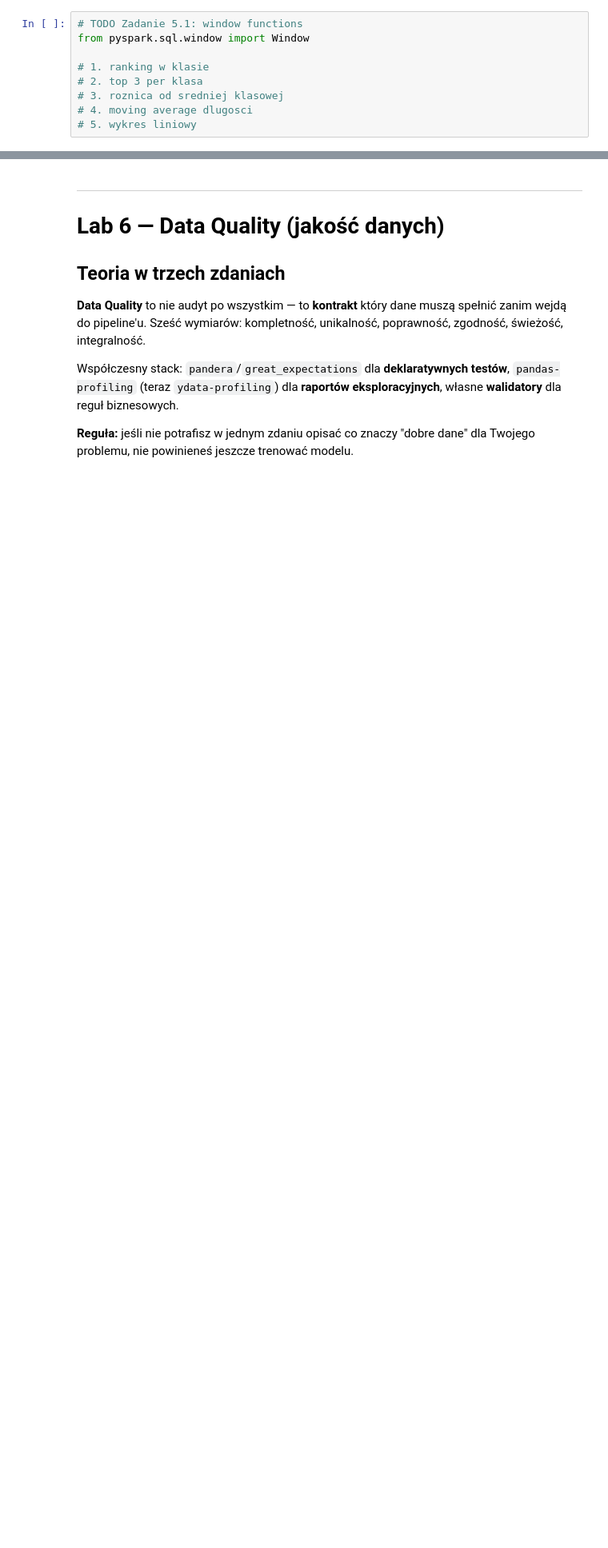
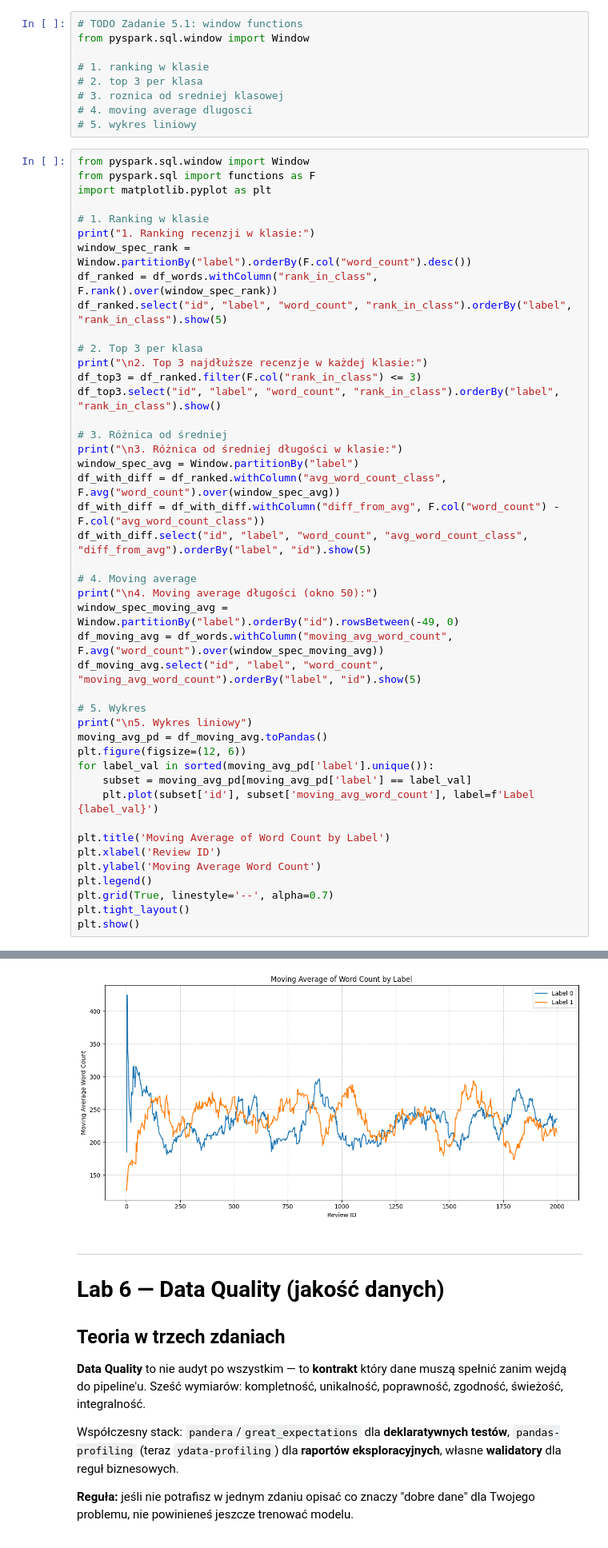
Before and after one commit to Patryk0329/AAP_LAB_TASKS, a Jupyter notebook: zestaw_zaliczeniowy/AAP_Zestaw_Zaliczeniowy.ipynb, the cells around one changed output, grey strips where cells are left out. Shown at 80% size. Saved outputs shown, nothing was run; the diff lists cells and outputs as text; blank space fills up the shorter version.

```diff
--- a/zestaw_zaliczeniowy/AAP_Zestaw_Zaliczeniowy.ipynb
+++ b/zestaw_zaliczeniowy/AAP_Zestaw_Zaliczeniowy.ipynb
@@ -821,3 +839,48 @@ from pyspark.sql.window import Window
 # 3. roznica od sredniej klasowej
 # 4. moving average dlugosci
 # 5. wykres liniowy
+# %%
+from pyspark.sql.window import Window
+from pyspark.sql import functions as F
+import matplotlib.pyplot as plt
+
+# 1. Ranking w klasie
+print("1. Ranking recenzji w klasie:")
+window_spec_rank = Window.partitionBy("label").orderBy(F.col("word_count").desc())
+df_ranked = df_words.withColumn("rank_in_class", F.rank().over(window_spec_rank))
+df_ranked.select("id", "label", "word_count", "rank_in_class").orderBy("label", "rank_in_class").show(5)
+
+# 2. Top 3 per klasa
+print("\n2. Top 3 najdłuższe recenzje w każdej klasie:")
+df_top3 = df_ranked.filter(F.col("rank_in_class") <= 3)
+df_top3.select("id", "label", "word_count", "rank_in_class").orderBy("label", "rank_in_class").show()
+
+# 3. Różnica od średniej
+print("\n3. Różnica od średniej długości w klasie:")
+window_spec_avg = Window.partitionBy("label")
+df_with_diff = df_ranked.withColumn("avg_word_count_class", F.avg("word_count").over(window_spec_avg))
+df_with_diff = df_with_diff.withColumn("diff_from_avg", F.col("word_count") - F.col("avg_word_count_class"))
+df_with_diff.select("id", "label", "word_count", "avg_word_count_class", "diff_from_avg").orderBy("label", "id").show(5)
+
+# 4. Moving average
+print("\n4. Moving average długości (okno 50):")
+window_spec_moving_avg = Window.partitionBy("label").orderBy("id").rowsBetween(-49, 0)
+df_moving_avg = df_words.withColumn("moving_avg_word_count", F.avg("word_count").over(window_spec_moving_avg))
+df_moving_avg.select("id", "label", "word_count", "moving_avg_word_count").orderBy("label", "id").show(5)
+
+# 5. Wykres
+print("\n5. Wykres liniowy")
+moving_avg_pd = df_moving_avg.toPandas()
+plt.figure(figsize=(12, 6))
+for label_val in sorted(moving_avg_pd['label'].unique()):
+    subset = moving_avg_pd[moving_avg_pd['label'] == label_val]
+    plt.plot(subset['id'], subset['moving_avg_word_count'], label=f'Label {label_val}')
+
+plt.title('Moving Average of Word Count by Label')
+plt.xlabel('Review ID')
+plt.ylabel('Moving Average Word Count')
+plt.legend()
+plt.grid(True, linestyle='--', alpha=0.7)
+plt.tight_layout()
+plt.show()
+# %% [output]
@@ -824,3 +904,4 @@ from pyspark.sql.window import Window
+[figure, added]
 # %% [markdown]
 ---
 
```
Also changed, not shown: parts of 7 cells of this notebook.
